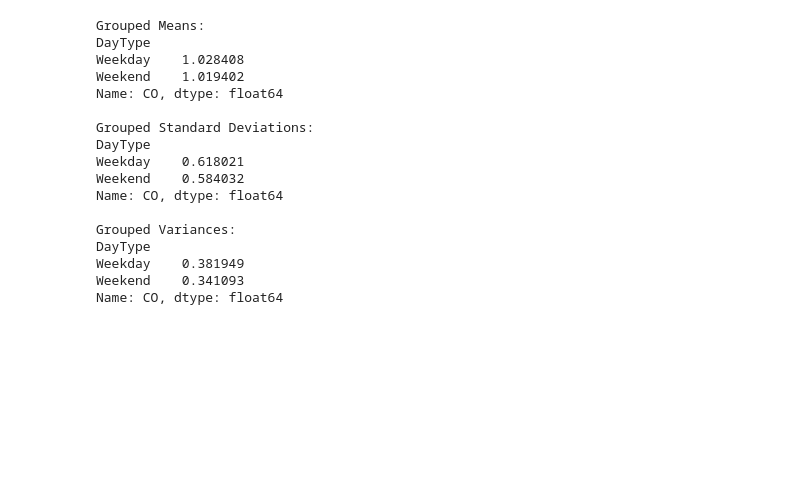
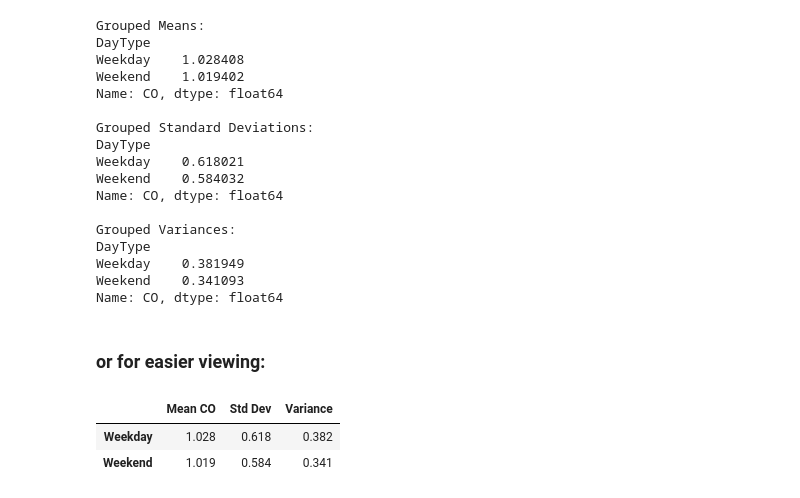
Before and after one commit to jfleege/delhi-air-quality-analysis, a Jupyter notebook: new-dehli-air-project.ipynb, the cells around one changed output. Cells and saved outputs as stored; diff of their text form; code cells hidden in the pictures; blank space fills up the shorter version.

```diff
--- a/new-dehli-air-project.ipynb
+++ b/new-dehli-air-project.ipynb
@@ -92,3 +104,19 @@ DayType
 Weekday    0.381949
 Weekend    0.341093
 Name: CO, dtype: float64
+# %% [markdown]
+### or for easier viewing:
+# %%
+# Creating and displayuing a summary of the data rounded for better viewing
+summary_table = pd.DataFrame({
+    'Mean CO': [1.028408, 1.019402],
+    'Std Dev': [0.618021, 0.584032],
+    'Variance': [0.381949, 0.341093]
+}, index=['Weekday', 'Weekend'])
+
+# Display the table
+display(summary_table.round(3))
+# %% [output]
+|  | Mean CO | Std Dev | Variance |
+| Weekday | 1.028 | 0.618 | 0.382 |
+| Weekend | 1.019 | 0.584 | 0.341 |
```
Also changed, not shown: parts of 14 cells of this notebook.
